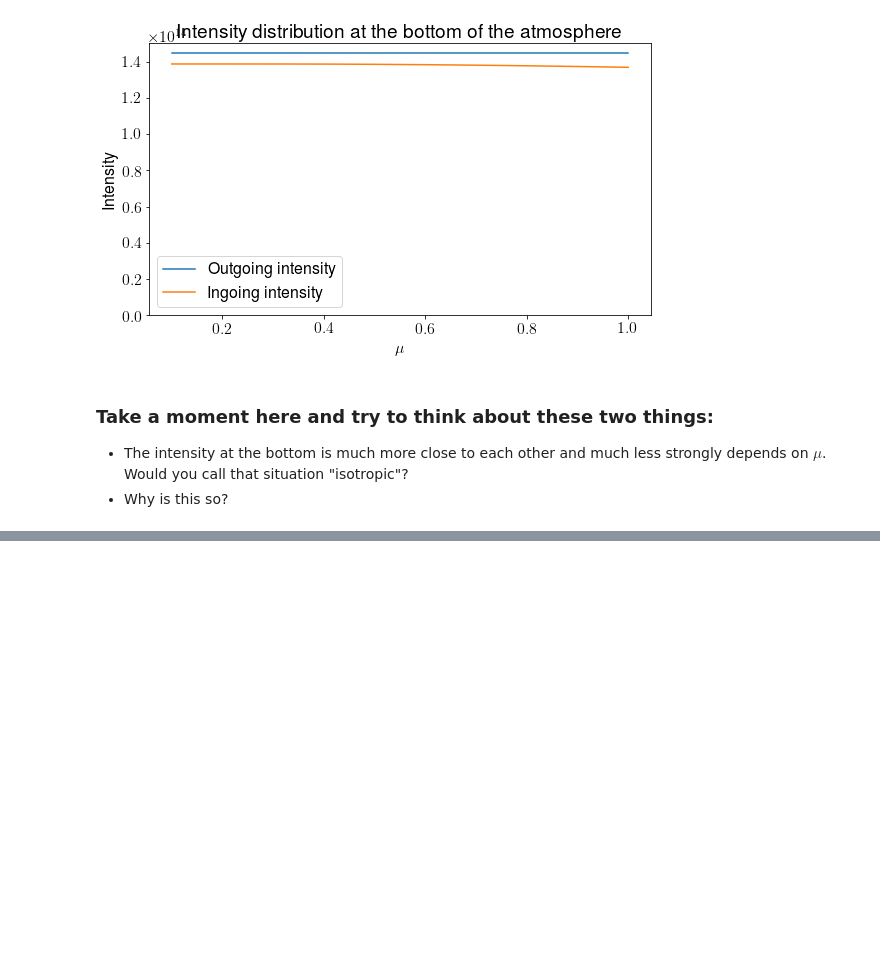
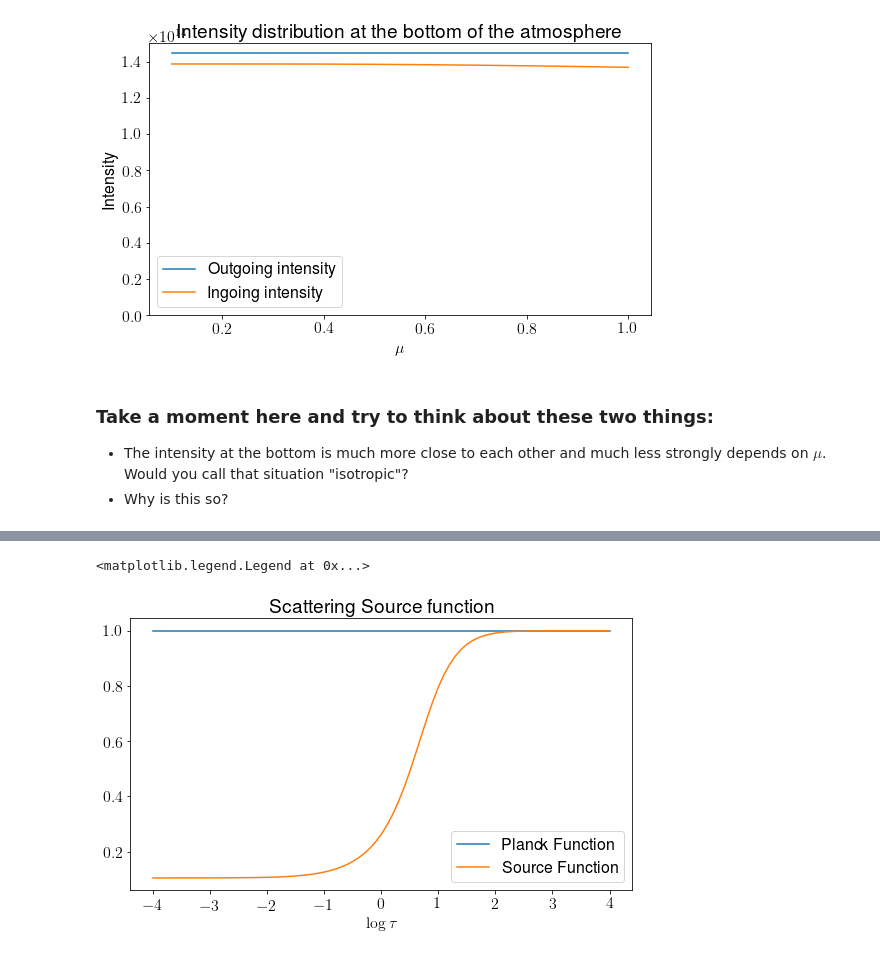
Before and after one commit to ivanzmilic/collage, a Jupyter notebook: Simple scattering .ipynb, the cells around one changed output, grey strips where cells are left out. Drawn from its saved outputs; the diff is of its cells as text; code cells hidden in the pictures; blank space fills up the shorter version.

```diff
--- a/Simple scattering .ipynb
+++ b/Simple scattering .ipynb
@@ -253,0 +355,36 @@ Text(0.5, 1.0, 'Intensity distribution at the bottom of the atmosphere')
+# %%
+## We will do all the same as before except we will now use a different tau grid, to make atmosphere
+# much deeper. And we will use B = const, to reproduce some plots from the literature:
+
+logtau = np.linspace(-4,4,81)
+tau = 10.**logtau
+ND = len(logtau)
+B = np.zeros(ND)
+B[:] = 1.0 # Units do not matter, we can say everything is in units of B
+S = np.copy(B)
+
+max_iter = 100
+
+# Start from the source function equal to the Planck function:
+S = np.copy(B)
+int_out = np.zeros([NM,ND])
+int_in = np.zeros([NM,ND])
+
+for i in range(0,max_iter):
+
+    # solve RTE:
+    for m in range(0,10):
+        int_out[m] = synthesis_out(S,tau/mu[m])
+        int_in[m]  = synthesis_in (S,tau/mu[m])
+
+    # update the source function:
+
+    S_new = update_S(int_in,int_out,epsilon,B)
+
+    # find where did the source function change the most
+
+    relative_change = np.amax(np.abs((S_new-S)/S))
+    print("Relative change in this iteration is: ",relative_change)
+
+    # And assign new source function to the old one:
+    S = np.copy(S_new)
@@ -253,0 +413,10 @@ Text(0.5, 1.0, 'Intensity distribution at the bottom of the atmosphere')
+# %%
+plt.figure(figsize=[9,5])
+plt.plot(logtau,B,label="Planck Function")
+plt.plot(logtau,S,label="Source Function")
+plt.xlabel("$\\log \\tau$")
+plt.title("Scattering Source function")
+plt.legend()
+# %% [output]
+<matplotlib.legend.Legend at 0x...>
+[figure, added]
```
Also changed, not shown: parts of 13 cells of this notebook.
